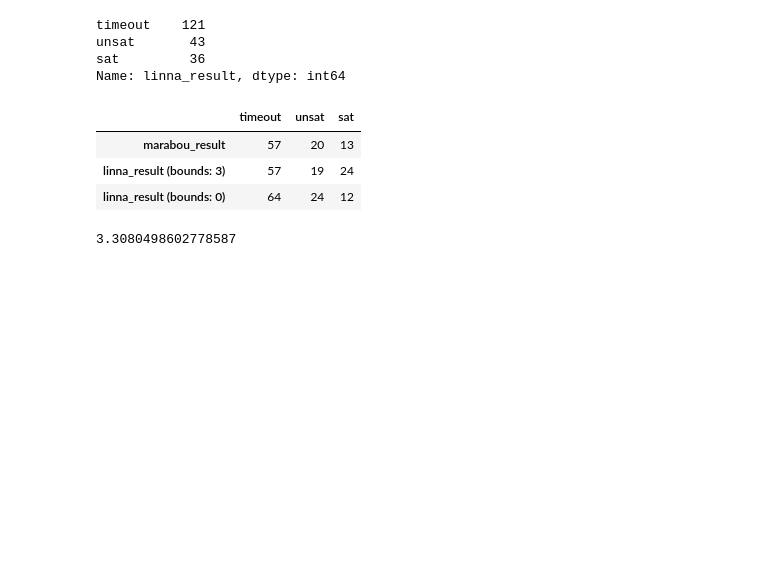
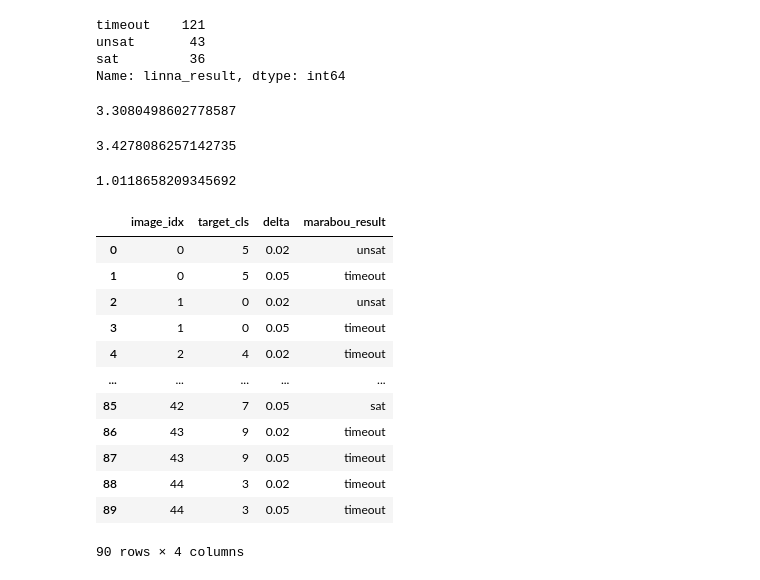
Before and after one commit to cxlvinchau/LiNNA, a Jupyter notebook: experiments/verification/mnist/robust_experiment_data/Evaluate Data.ipynb, the cells around one changed output. Cells and saved outputs as stored; diff of their text form; code cells hidden in the pictures; blank space fills up the shorter version.

Commit message:
Added code for processing data

```diff
--- a/experiments/verification/mnist/robust_experiment_data/Evaluate Data.ipynb
+++ b/experiments/verification/mnist/robust_experiment_data/Evaluate Data.ipynb
@@ -42,7 +42,7 @@ unsat       43
 sat         36
 Name: linna_result, dtype: int64
 # %%
-marabou = df1[df1["image_idx"] <= 44]["marabou_result"].value_counts()
+marabou = df1[df1["image_idx"] <= 44]
 
 df2 = df2
 
@@ -51,15 +51,31 @@ linna3.name = "linna_result (bounds: 3)"
 
 linna0 = df2[df2["bounds"] == 0]["linna_result"].value_counts()
 linna0.name = "linna_result (bounds: 0)"
-
-table = pd.DataFrame([marabou, linna3, linna0])
-table
-# %% [output]
-|  | timeout | unsat | sat |
-| marabou_result | 57 | 20 | 13 |
-| linna_result (bounds: 3) | 57 | 19 | 24 |
-| linna_result (bounds: 0) | 64 | 24 | 12 |
 # %%
 df2[df2["linna_result"] == "sat"]["linna_time (seconds)"].mean()
 # %% [output]
 3.3080498602778587
+# %%
+df2[(df2.linna_is_real_cex == True)]["linna_time (seconds)"].mean()
+# %% [output]
+3.4278086257142735
+# %%
+df1[df1.marabou_result == "sat"]["linna_time (seconds)"].mean()
+# %% [output]
+1.0118658209345692
+# %%
+marabou = marabou[["image_idx", "target_cls", "delta", "marabou_result"]]
+# %% [output]
+|  | image_idx | target_cls | delta | marabou_result |
+| 0 | 0 | 5 | 0.02 | unsat |
+| 1 | 0 | 5 | 0.05 | timeout |
+| 2 | 1 | 0 | 0.02 | unsat |
+| 3 | 1 | 0 | 0.05 | timeout |
+| 4 | 2 | 4 | 0.02 | timeout |
+| ... | ... | ... | ... | ... |
+| 85 | 42 | 7 | 0.05 | sat |
+| 86 | 43 | 9 | 0.02 | timeout |
+| 87 | 43 | 9 | 0.05 | timeout |
+| 88 | 44 | 3 | 0.02 | timeout |
+| 89 | 44 | 3 | 0.05 | timeout |
+90 rows × 4 columns
```
Also changed, not shown: parts of 6 cells of this notebook, 7 other files.
